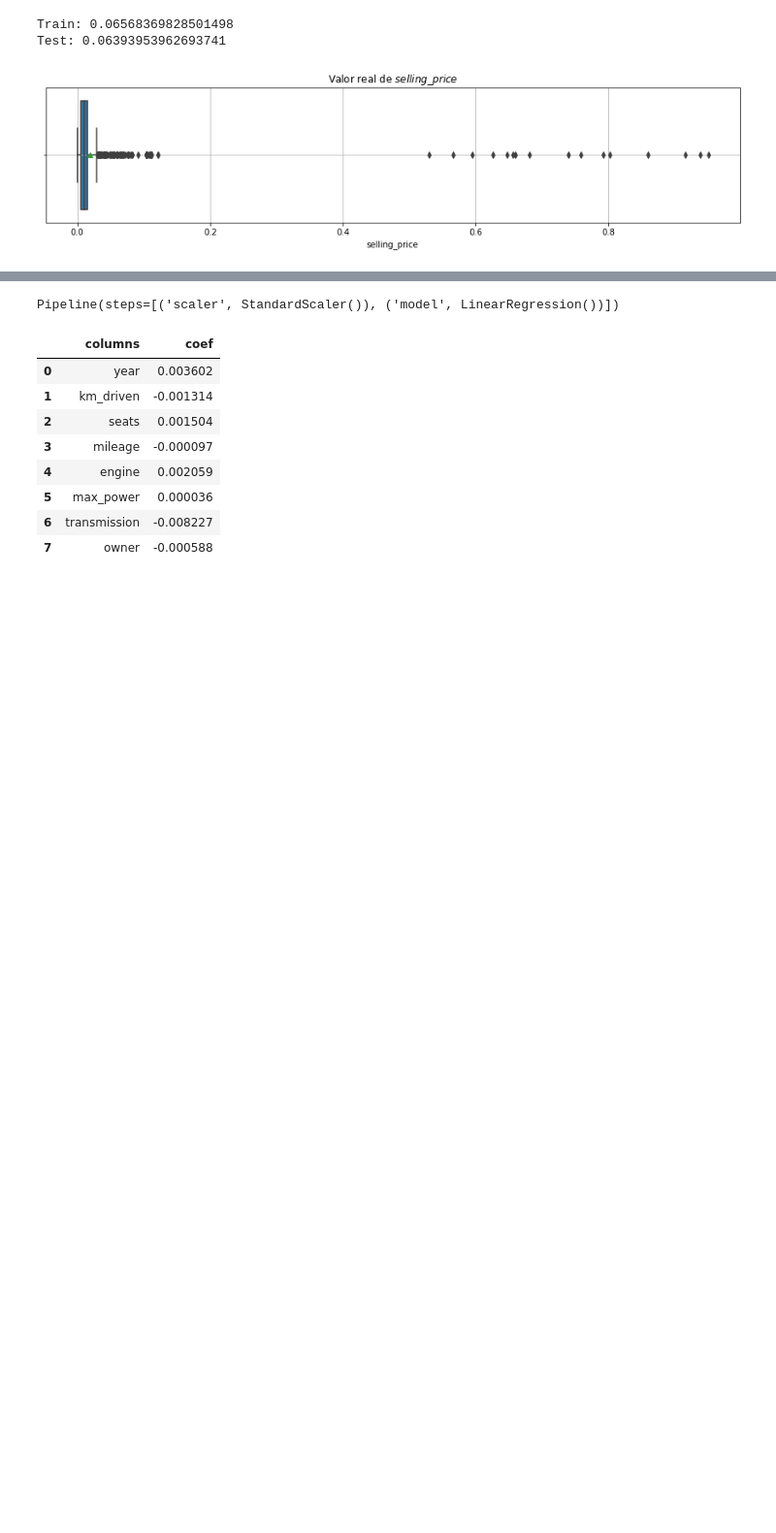
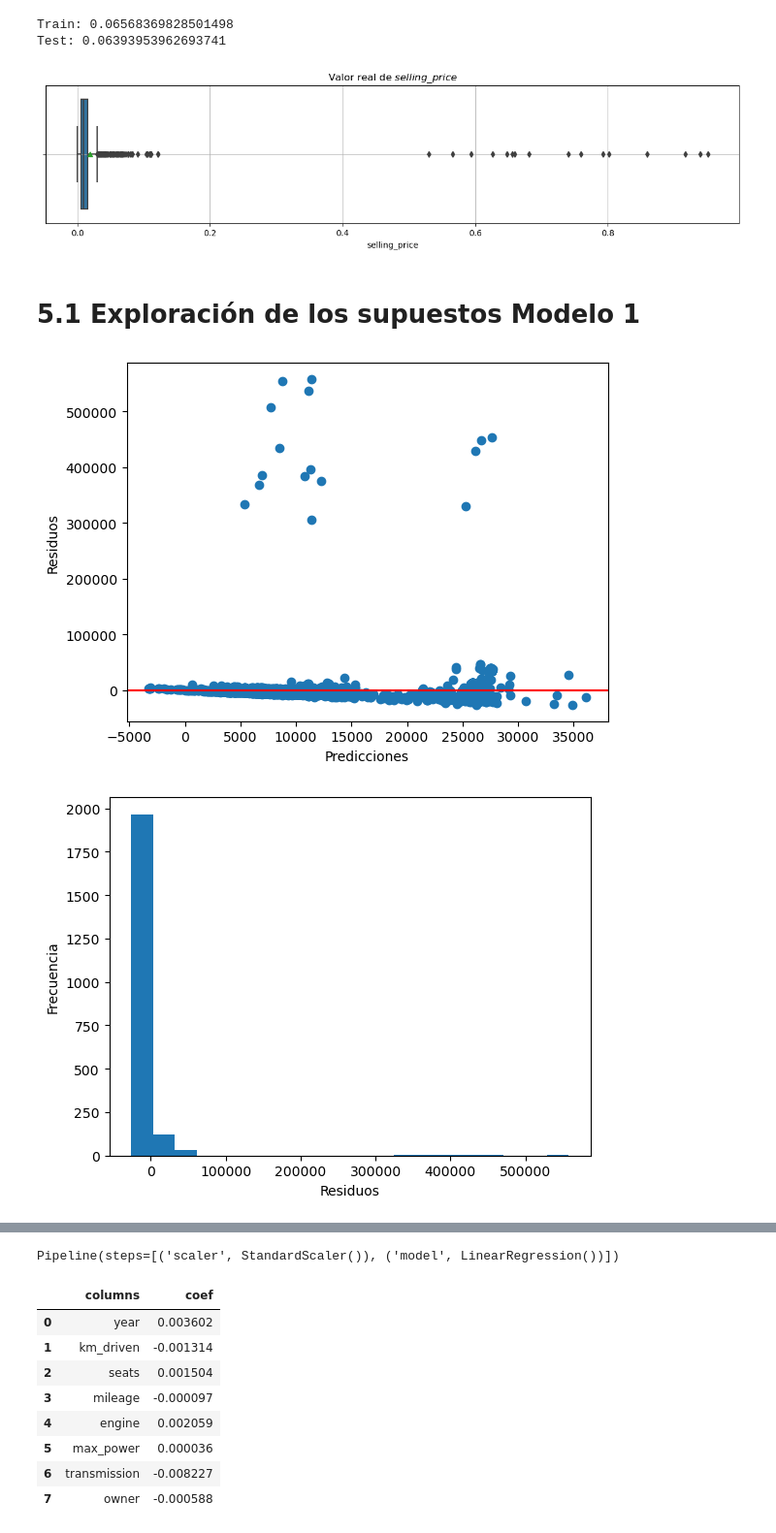
Before and after one commit to Paolaaaaaa/Lab2-Regresion, a Jupyter notebook: Regresion.ipynb, the cells around one changed output, grey strips where cells are left out. Shown at 97% size. Drawn from its saved outputs; the diff is of its cells as text; code cells hidden in the pictures; blank space fills up the shorter version.

```diff
--- a/Regresion.ipynb
+++ b/Regresion.ipynb
@@ -147,0 +250,10 @@ df_vehiculos_t.sample(5)
+# %%
+def cat_num(df_vehiculos_t):
+    df_vehiculos_t =chg_owner(df_vehiculos_t)
+    df_vehiculos_t= chg_transmision(df_vehiculos_t)
+    df_vehiculos_t=chg_sellertp(df_vehiculos_t)
+    df_vehiculos_t= chg_fuel(df_vehiculos_t)
+    return df_vehiculos_t
+
+
+df_vehiculos_t= cat_num(df_vehiculos_t)
@@ -170,13 +285,20 @@ df_vehiculos_copy = df_vehiculos_t.copy()
 # %%
-def fill_na_all(df, var_to_transform):
+def fill_na_all(df):
+    var_to_transform= ['year', 'km_driven', 'seats', 'mileage', 'engine','max_power','owner']
     for i in var_to_transform:
         mean = df[i].mean()
         df[i]=df[i].fillna(mean)
-    mean = df['selling_price'].mean()
-    df['selling_price']=df['selling_price'].fillna(mean)
+
     return df
+# %%
+def fill_na_price(df):
+
+    mean = df['selling_price'].mean()
+    df['selling_price']=df['selling_price'].fillna(mean)
+    return df
 # %%
-df_vehiculos_copy= fill_na_all(df_vehiculos_copy,variables_interes)
+df_vehiculos_copy= fill_na_price(df_vehiculos_copy)
+df_vehiculos_copy= fill_na_all(df_vehiculos_copy)
 data_tercer_modelo = df_vehiculos_copy.copy()
 # %%
 df_vehiculos_copy.sample(5)
@@ -391,3 +521,26 @@ plt.grid()
 plt.show()
 # %% [output]
 [figure]
+# %% [markdown]
+# 5.1 Exploración de los supuestos Modelo 1
+# %%
+y_pred = regression.predict(x_test)
+
+# Calcular los residuos
+residuos = y_test - y_pred
+
+# Graficar los residuos en función de las predicciones para verificar la homocedasticidad
+plt.scatter(y_pred, residuos)
+plt.xlabel("Predicciones")
+plt.ylabel("Residuos")
+plt.axhline(y=0, color='r', linestyle='-')
+plt.show()
+
+# Graficar los residuos en un histograma para verificar la normalidad
+plt.hist(residuos, bins=20)
+plt.xlabel("Residuos")
+plt.ylabel("Frecuencia")
+plt.show()
+# %% [output]
+[figure, added]
+[figure, added]
```
Also changed, not shown: parts of 48 cells of this notebook, 2 other files.
